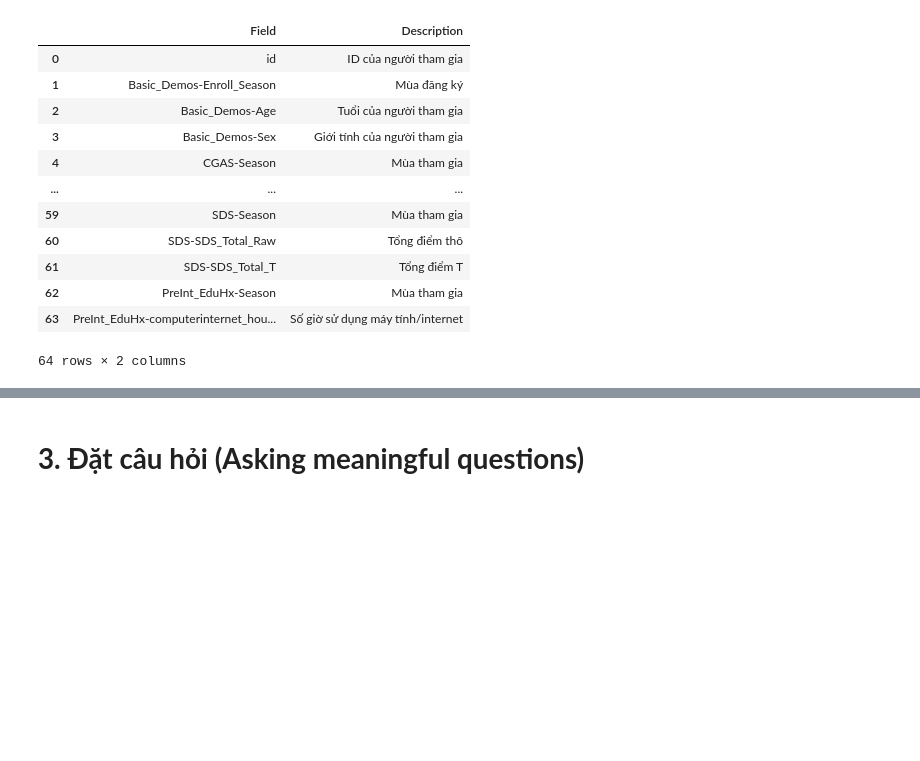
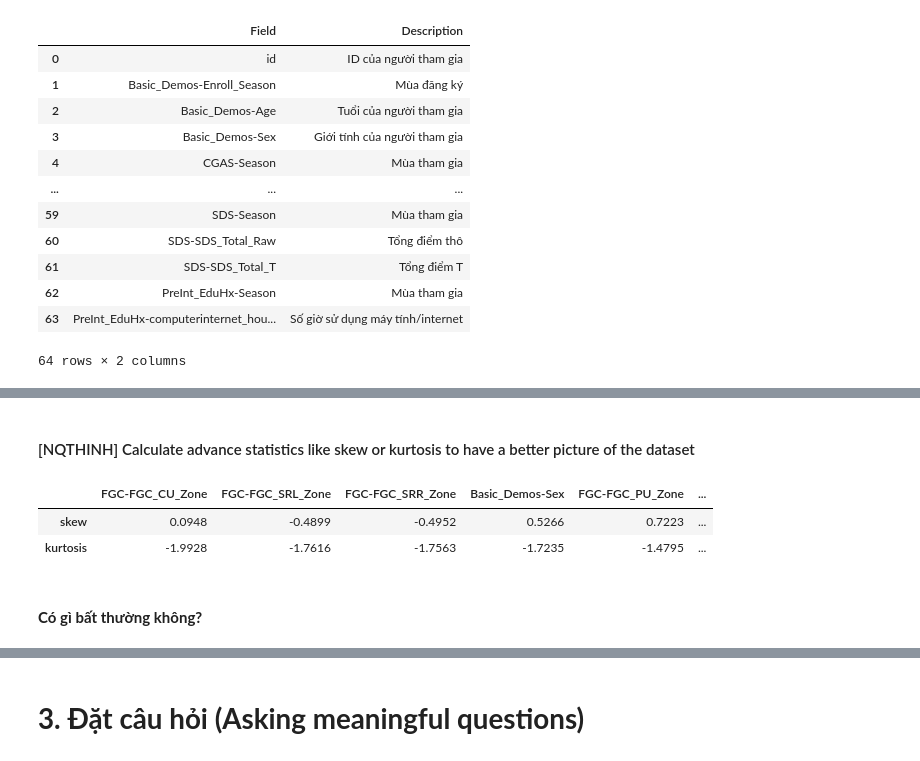
Before and after one commit to xxtnguyn/LTKHDL_Final, a Jupyter notebook: Final_Project.ipynb, the cells around one changed output, grey strips where cells are left out. Cells and saved outputs as stored; diff of their text form; code cells hidden in the pictures; blank space fills up the shorter version.

```diff
--- a/Final_Project.ipynb
+++ b/Final_Project.ipynb
@@ -109,0 +141,15 @@ description[['Field','Description']]
+# %% [markdown]
+#### \[NQTHINH\] Calculate advance statistics like skew or kurtosis to have a better picture of the dataset
+# %%
+with pd.option_context('display.max_rows', None,
+                       'display.max_columns', None,
+                       'display.precision', 4,
+                       ):
+
+    display(df.select_dtypes([np.number]).aggregate(['skew', 'kurtosis']).sort_values('kurtosis', axis=1))
+# %% [output]
+|  | FGC-FGC_CU_Zone | FGC-FGC_SRL_Zone | FGC-FGC_SRR_Zone | Basic_Demos-Sex | FGC-FGC_PU_Zone | ... |
+| skew | 0.0948 | -0.4899 | -0.4952 | 0.5266 | 0.7223 | ... |
+| kurtosis | -1.9928 | -1.7616 | -1.7563 | -1.7235 | -1.4795 | ... |
+# %% [markdown]
+#### **Có gì bất thường không?**
```
Also changed, not shown: parts of 16 cells of this notebook.
